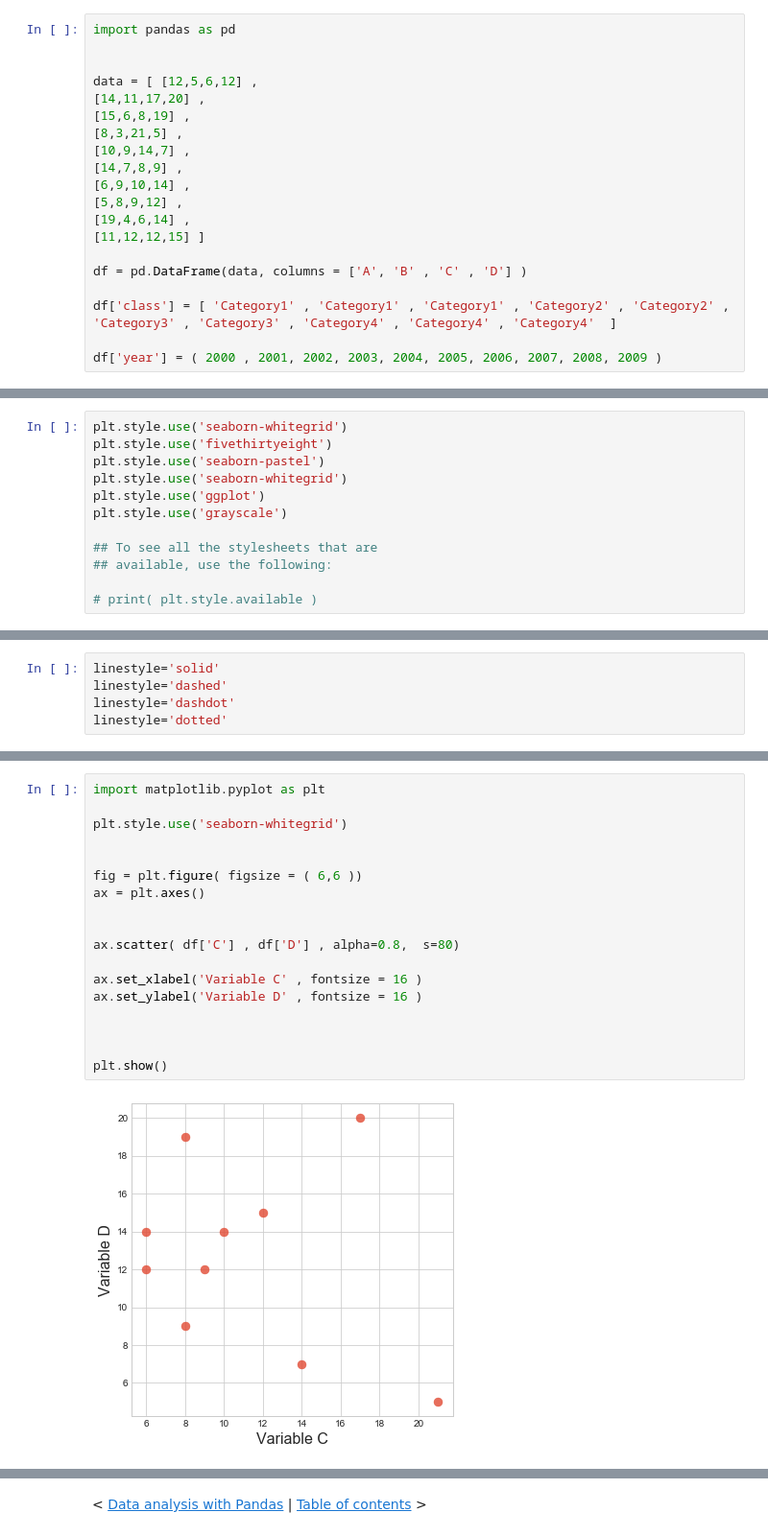
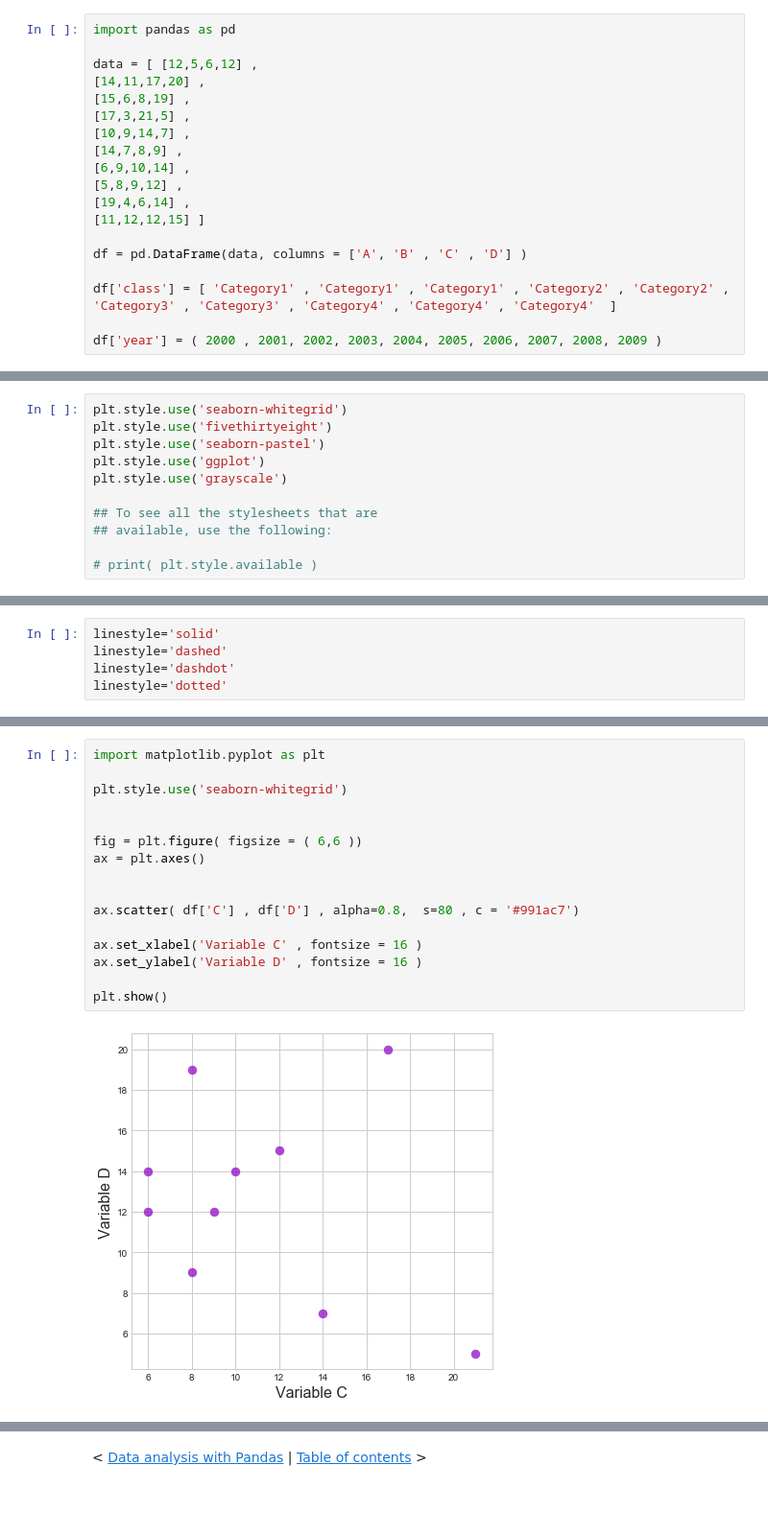
Before and after one commit to peterverhaar/PythonCourse, a Jupyter notebook: Tutorial/Visualisation.ipynb, the cells around one changed output, grey strips where cells are left out. Shown: that part at 96% size. Cells and saved outputs as stored; diff of their text form; blank space fills up the shorter version.

```diff
--- a/Tutorial/Visualisation.ipynb
+++ b/Tutorial/Visualisation.ipynb
@@ -13,12 +14,11 @@ During the last number of years, a large number of visualisation libraries have
 Data visualisations are obviously based on data. The data to be used in the remainder of this tutorial are created below. The data set contains four columns with numerical data. These have the column names 'A', 'B', 'C' and 'D'. There is also a column called 'class' containing a categorical variable. The column 'year', finally, contains years.
 # %%
 import pandas as pd
-
 
 data = [ [12,5,6,12] ,
 [14,11,17,20] ,
 [15,6,8,19] ,
-[8,3,21,5] ,
+[17,3,21,5] ,
 [10,9,14,7] ,
 [14,7,8,9] ,
 [6,9,10,14] ,
@@ -140,7 +160,6 @@ The code above also demonstrates a number of additional possibilities of matplot
 plt.style.use('seaborn-whitegrid')
 plt.style.use('fivethirtyeight')
 plt.style.use('seaborn-pastel')
-plt.style.use('seaborn-whitegrid')
 plt.style.use('ggplot')
 plt.style.use('grayscale')
 
@@ -169,21 +190,19 @@ A scatter plot is a data visualisation that makes use of dots to represent the v
 # %%
 import matplotlib.pyplot as plt
 
 plt.style.use('seaborn-whitegrid')
 
 
 fig = plt.figure( figsize = ( 6,6 ))
 ax = plt.axes()
 
 
-ax.scatter( df['C'] , df['D'] , alpha=0.8,  s=80)
+ax.scatter( df['C'] , df['D'] , alpha=0.8,  s=80 , c = '#991ac7')
 
 ax.set_xlabel('Variable C' , fontsize = 16 )
 ax.set_ylabel('Variable D' , fontsize = 16 )
 
-
-
 plt.show()
 # %% [output]
-[figure, old version]
+[figure, new version]
 # %% [markdown]
```
Also changed, not shown: parts of 41 cells of this notebook.
